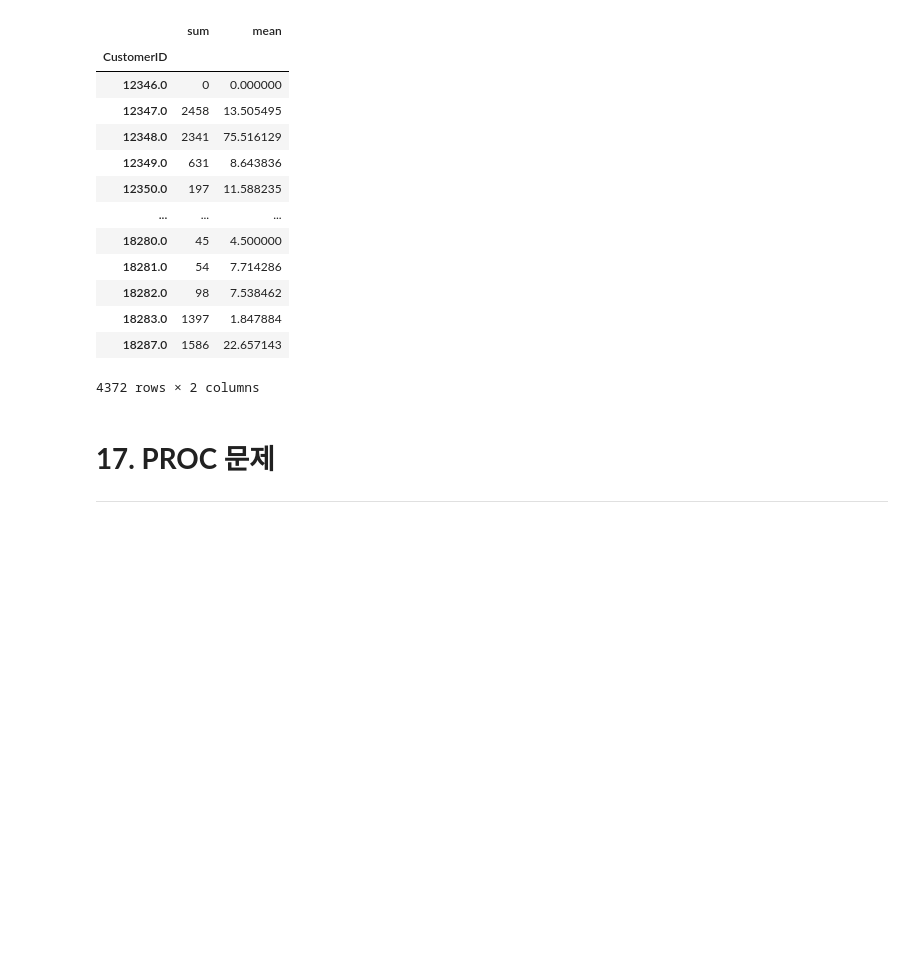
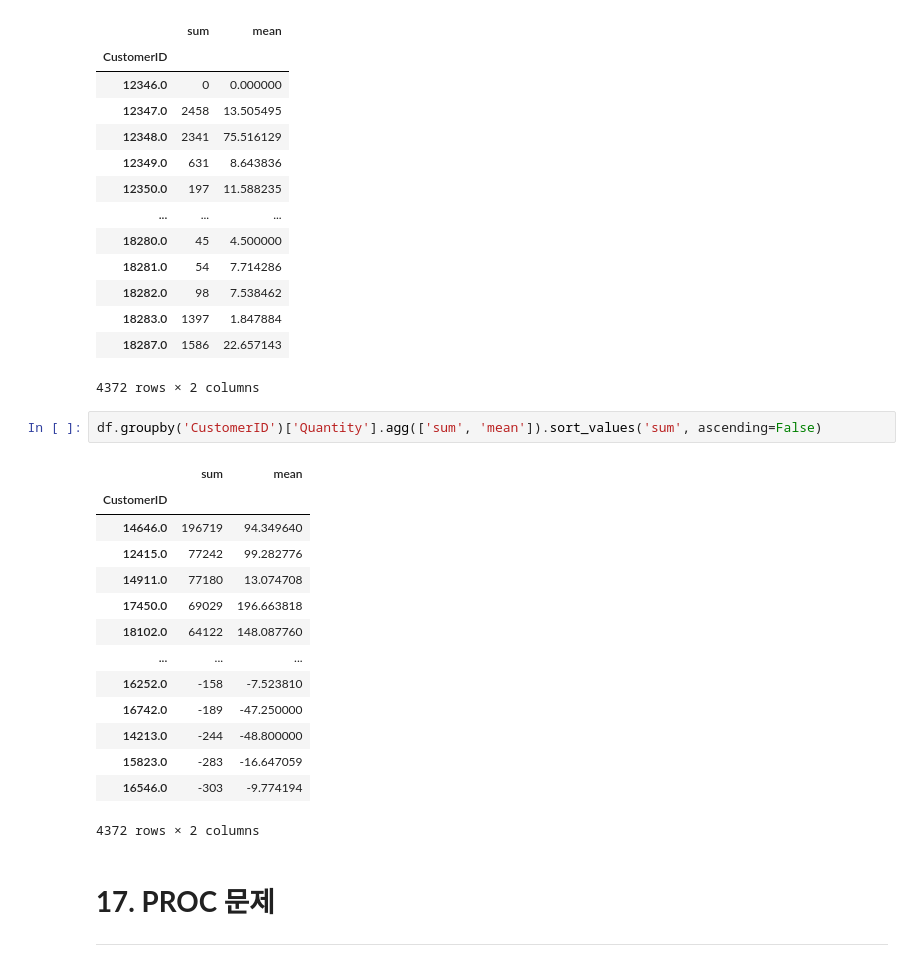
Before and after one commit to miri6913/Fast_Campus-Machine_Learning-, a Jupyter notebook: Data cleaning exercise/PROC_문제50종.ipynb, the cells around one changed output. Drawn from its saved outputs; the diff is of its cells as text; blank space fills up the shorter version.

```diff
--- a/Data cleaning exercise/PROC_문제50종.ipynb
+++ b/Data cleaning exercise/PROC_문제50종.ipynb
@@ -1125,6 +1199,23 @@ df.groupby('CustomerID')['Quantity'].agg(['sum', 'mean'])
 | 18283.0 | 1397 | 1.847884 |
 | 18287.0 | 1586 | 22.657143 |
 4372 rows × 2 columns
+# %%
+df.groupby('CustomerID')['Quantity'].agg(['sum', 'mean']).sort_values('sum', ascending=False)
+# %% [output]
+|  | sum | mean |
+| CustomerID |  |  |
+| 14646.0 | 196719 | 94.349640 |
+| 12415.0 | 77242 | 99.282776 |
+| 14911.0 | 77180 | 13.074708 |
+| 17450.0 | 69029 | 196.663818 |
+| 18102.0 | 64122 | 148.087760 |
+| ... | ... | ... |
+| 16252.0 | -158 | -7.523810 |
+| 16742.0 | -189 | -47.250000 |
+| 14213.0 | -244 | -48.800000 |
+| 15823.0 | -283 | -16.647059 |
+| 16546.0 | -303 | -9.774194 |
+4372 rows × 2 columns
 # %% [markdown]
 # **17. PROC 문제**
 ---
```
Also changed, not shown: parts of 9 cells of this notebook.
